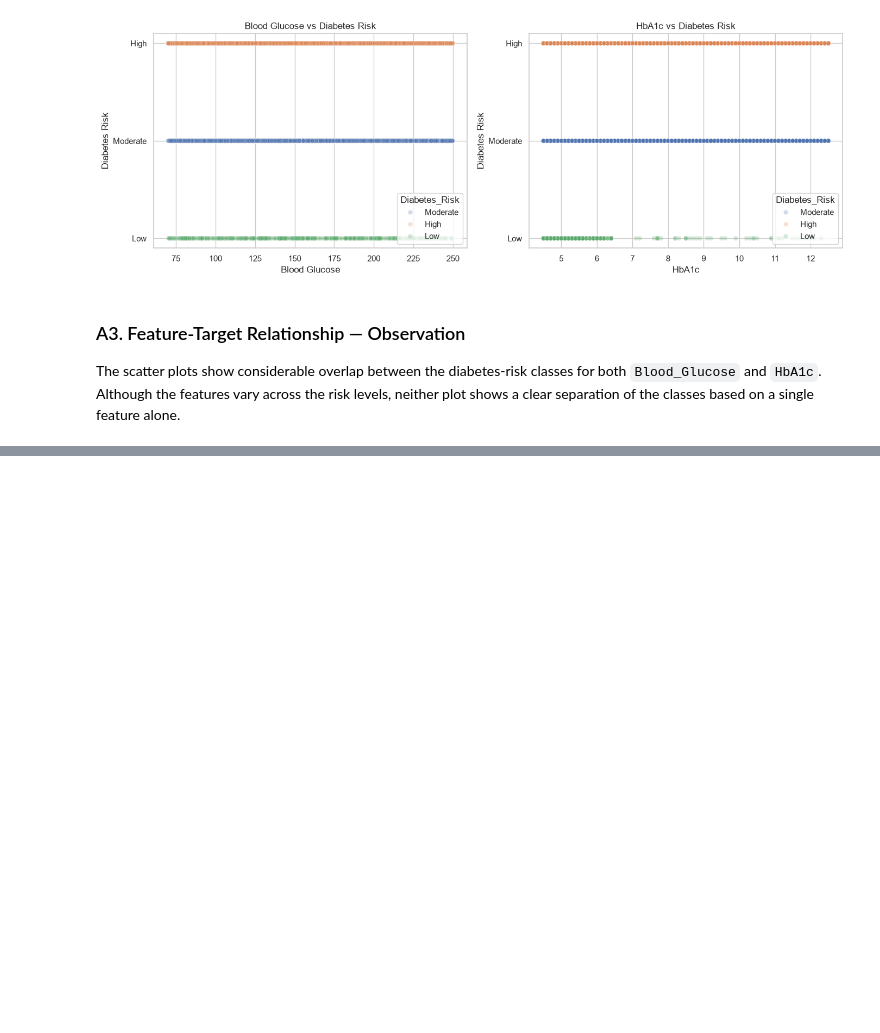
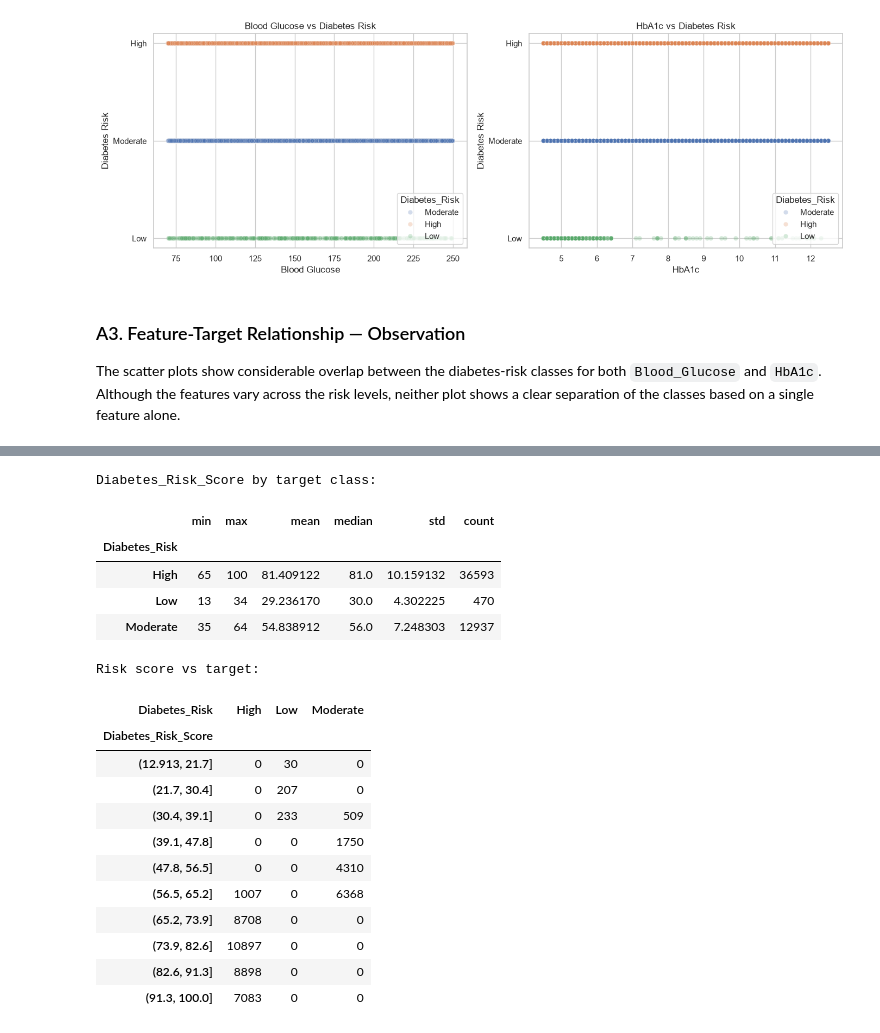
Before and after one commit to MohithKumar128/ML-301, a Jupyter notebook: notebooks/classification.ipynb, the cells around one changed output, grey strips where cells are left out. Drawn from its saved outputs; the diff is of its cells as text; code cells hidden in the pictures; blank space fills up the shorter version.

```diff
--- a/notebooks/classification.ipynb
+++ b/notebooks/classification.ipynb
@@ -394 +430,39 @@ Total missing values after treatment: 0
+# %%
+# Investigate potentially target-derived features
+
+print("Diabetes_Risk_Score by target class:")
+
+display(
+    df.groupby("Diabetes_Risk")["Diabetes_Risk_Score"]
+      .agg(["min", "max", "mean", "median", "std", "count"])
+)
+
+print("\nRisk score vs target:")
+
+display(
+    pd.crosstab(
+        pd.cut(df["Diabetes_Risk_Score"], bins=10),
+        df["Diabetes_Risk"]
+    )
+)
+# %% [output]
+Diabetes_Risk_Score by target class:
+|  | min | max | mean | median | std | count |
+| Diabetes_Risk |  |  |  |  |  |  |
+| High | 65 | 100 | 81.409122 | 81.0 | 10.159132 | 36593 |
+| Low | 13 | 34 | 29.236170 | 30.0 | 4.302225 | 470 |
+| Moderate | 35 | 64 | 54.838912 | 56.0 | 7.248303 | 12937 |
+Risk score vs target:
+| Diabetes_Risk | High | Low | Moderate |
+| Diabetes_Risk_Score |  |  |  |
+| (12.913, 21.7] | 0 | 30 | 0 |
+| (21.7, 30.4] | 0 | 207 | 0 |
+| (30.4, 39.1] | 0 | 233 | 509 |
+| (39.1, 47.8] | 0 | 0 | 1750 |
+| (47.8, 56.5] | 0 | 0 | 4310 |
+| (56.5, 65.2] | 1007 | 0 | 6368 |
+| (65.2, 73.9] | 8708 | 0 | 0 |
+| (73.9, 82.6] | 10897 | 0 | 0 |
+| (82.6, 91.3] | 8898 | 0 | 0 |
+| (91.3, 100.0] | 7083 | 0 | 0 |
 # %%
```
Also changed, not shown: parts of 31 cells of this notebook.
